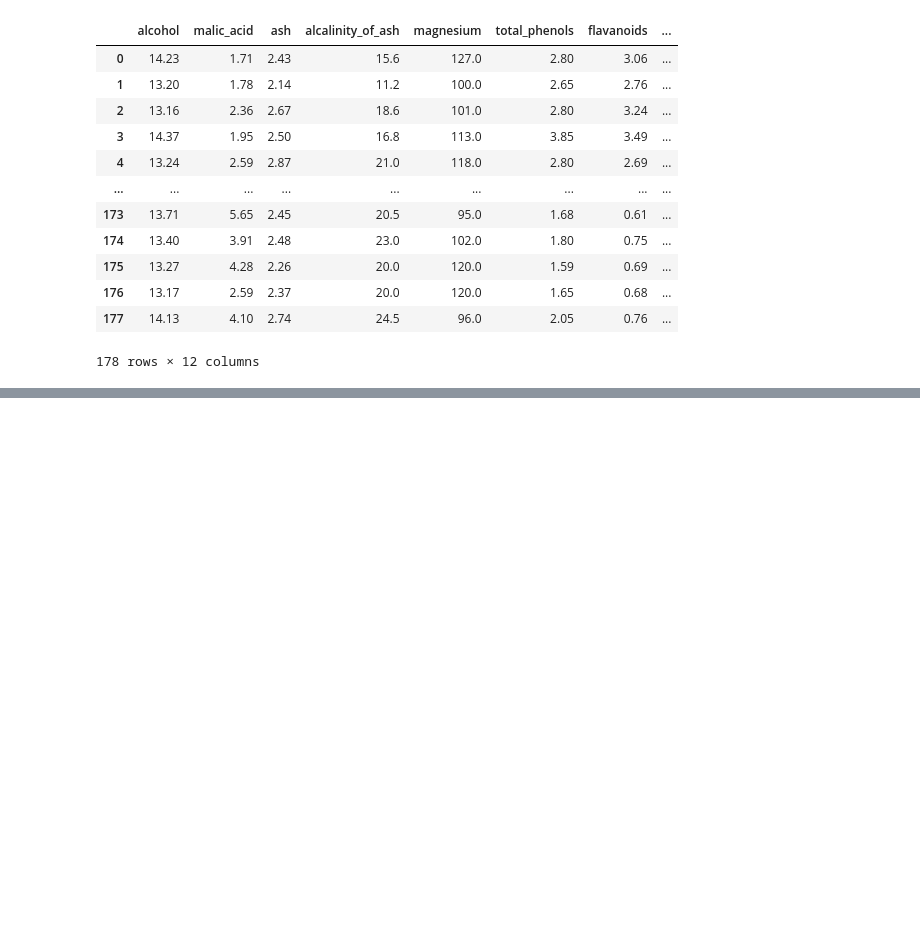
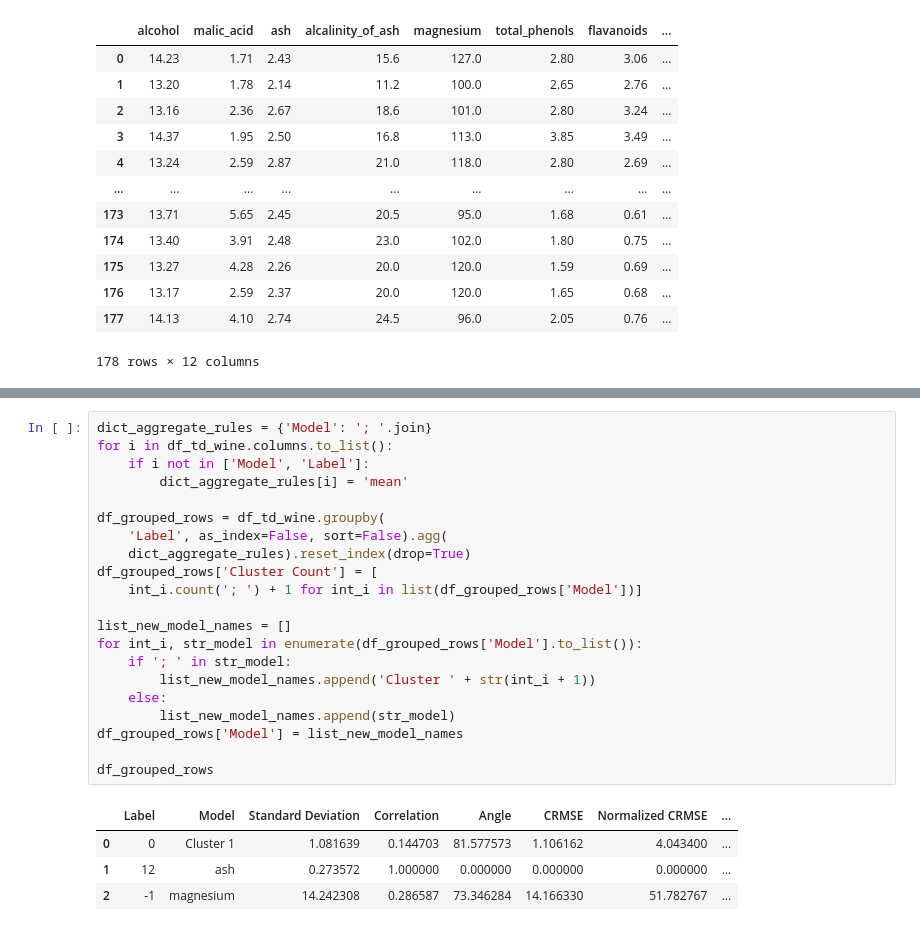
Before and after one commit to AAnzel/Polar-Diagrams-Dashboard, a Jupyter notebook: Source/Main.ipynb, the cells around one changed output, grey strips where cells are left out. Drawn from its saved outputs; the diff is of its cells as text; blank space fills up the shorter version.

```diff
--- a/Source/Main.ipynb
+++ b/Source/Main.ipynb
@@ -33,0 +122,26 @@ df_wine_data
+# %%
+dict_aggregate_rules = {'Model': '; '.join}
+for i in df_td_wine.columns.to_list():
+    if i not in ['Model', 'Label']:
+        dict_aggregate_rules[i] = 'mean'
+
+df_grouped_rows = df_td_wine.groupby(
+    'Label', as_index=False, sort=False).agg(
+    dict_aggregate_rules).reset_index(drop=True)
+df_grouped_rows['Cluster Count'] = [
+    int_i.count('; ') + 1 for int_i in list(df_grouped_rows['Model'])]
+
+list_new_model_names = []
+for int_i, str_model in enumerate(df_grouped_rows['Model'].to_list()):
+    if '; ' in str_model:
+        list_new_model_names.append('Cluster ' + str(int_i + 1))
+    else:
+        list_new_model_names.append(str_model)
+df_grouped_rows['Model'] = list_new_model_names
+
+df_grouped_rows
+# %% [output]
+|  | Label | Model | Standard Deviation | Correlation | Angle | CRMSE | Normalized CRMSE | ... |
+| 0 | 0 | Cluster 1 | 1.081639 | 0.144703 | 81.577573 | 1.106162 | 4.043400 | ... |
+| 1 | 12 | ash | 0.273572 | 1.000000 | 0.000000 | 0.000000 | 0.000000 | ... |
+| 2 | -1 | magnesium | 14.242308 | 0.286587 | 73.346284 | 14.166330 | 51.782767 | ... |
```
Also changed, not shown: parts of 5 cells of this notebook.
